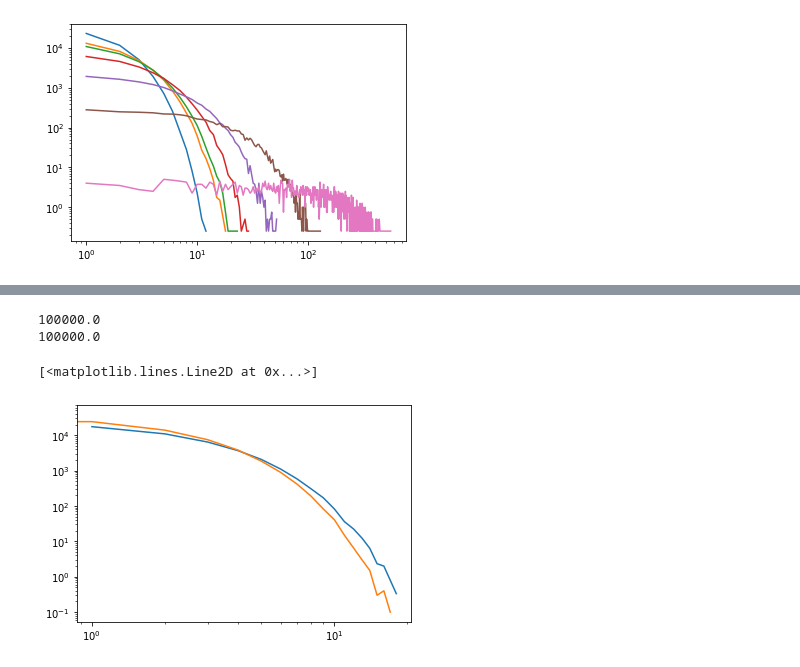
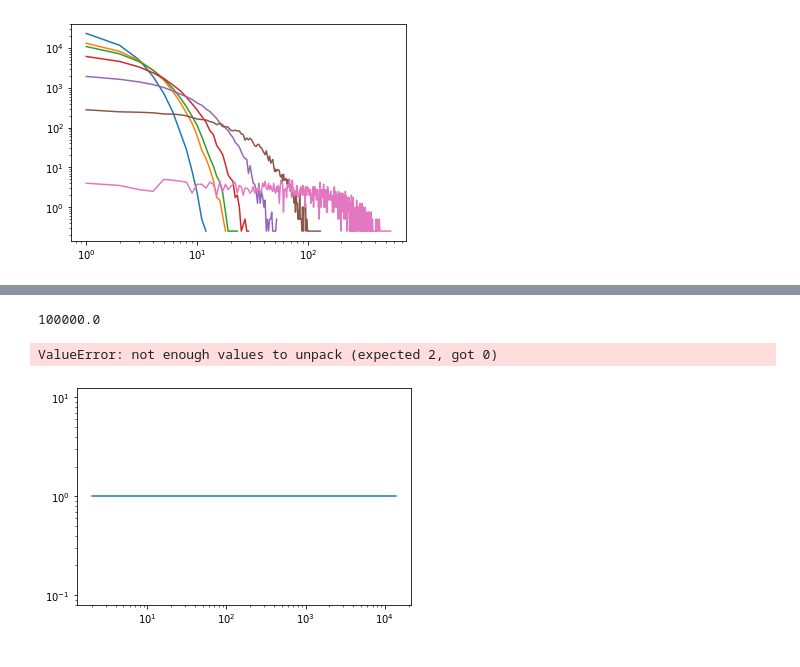
Before and after one commit to Sennevw/Masters-thesis, a Jupyter notebook: dataverwerking.ipynb, the cells around one changed output, grey strips where cells are left out. Saved outputs shown, nothing was run; the diff lists cells and outputs as text; code cells hidden in the pictures.

```diff
--- a/dataverwerking.ipynb
+++ b/dataverwerking.ipynb
@@ -468,18 +498,17 @@ plt.loglog(size, amount, label="int")
 # %%
-size, amount = np.loadtxt("Pref_attach/True/r6_3D_tree_40000_0.800000_1.txt", skiprows=1, unpack=True)
-print(sum(amount*size)/3)
+
+size, amount = np.loadtxt("Pref_attach/False/r20_3D_tree_100000_0.100000_0.txt", skiprows=1, unpack=True)
+print(sum(amount*size))
 size = size[1:]
-amount = amount[1:]/3
+amount = amount[1:]
 plt.loglog(size, amount, label="int")
 
-
-size, amount = np.loadtxt("Pref_attach/R6_PA_0.800000_40000.txt", skiprows=1, unpack=True)
-print(sum(amount*size)/10)
+size, amount = np.loadtxt("Pref_attach/r20_3D_tree_100000_0.100000_0.txt", skiprows=1, unpack=True)
+print(sum(amount*size))
 size = size[1:]
-amount = amount[1:]/10
+amount = amount[1:]
 plt.loglog(size, amount, label="int")
 # %% [output]
 100000.0
-100000.0
-[<matplotlib.lines.Line2D at 0x...>]
+ValueError: not enough values to unpack (expected 2, got 0)
-[figure, old version]
+[figure, new version]
```
Also changed, not shown: parts of 4 cells of this notebook, 10 other files.
